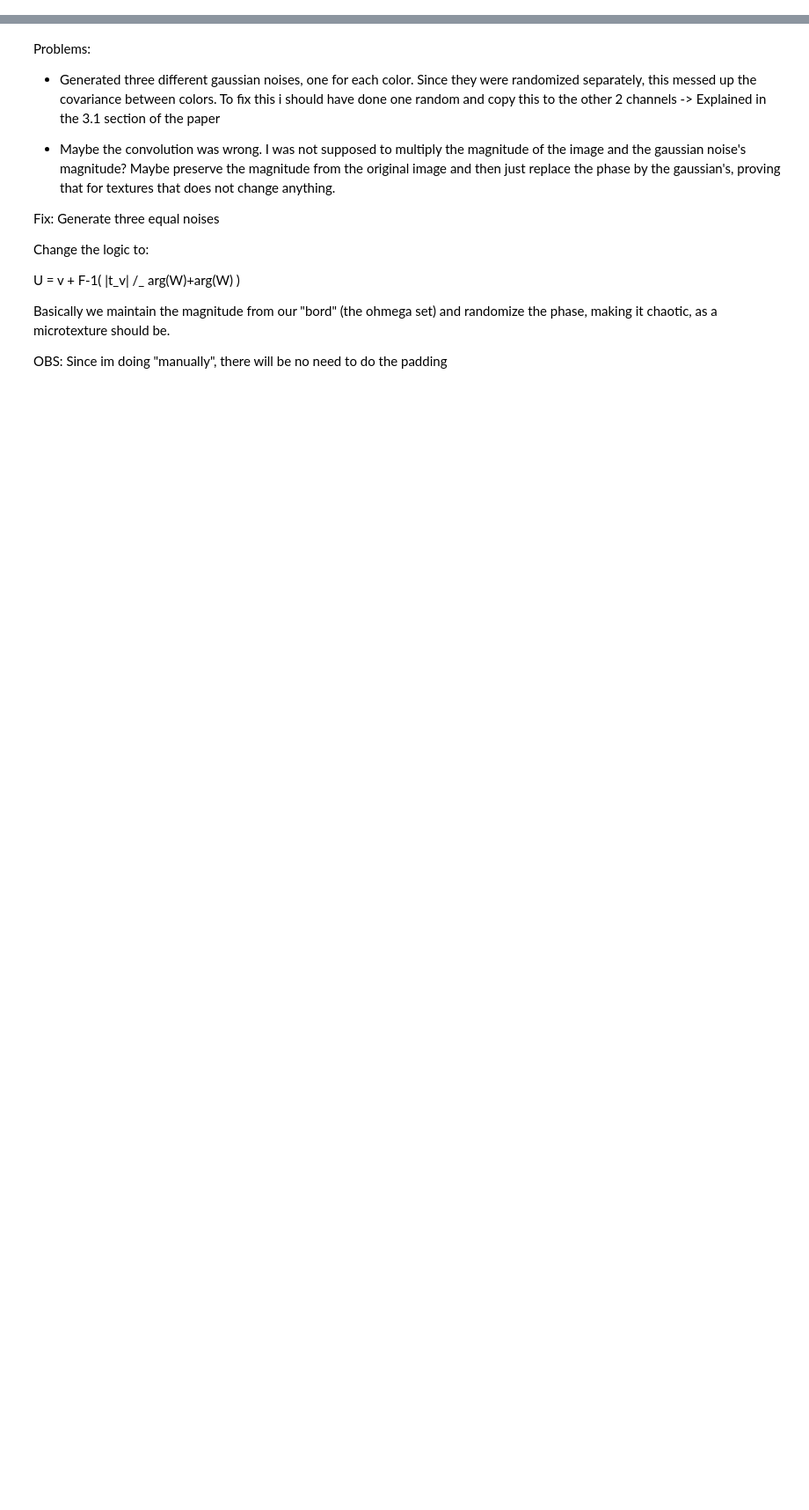
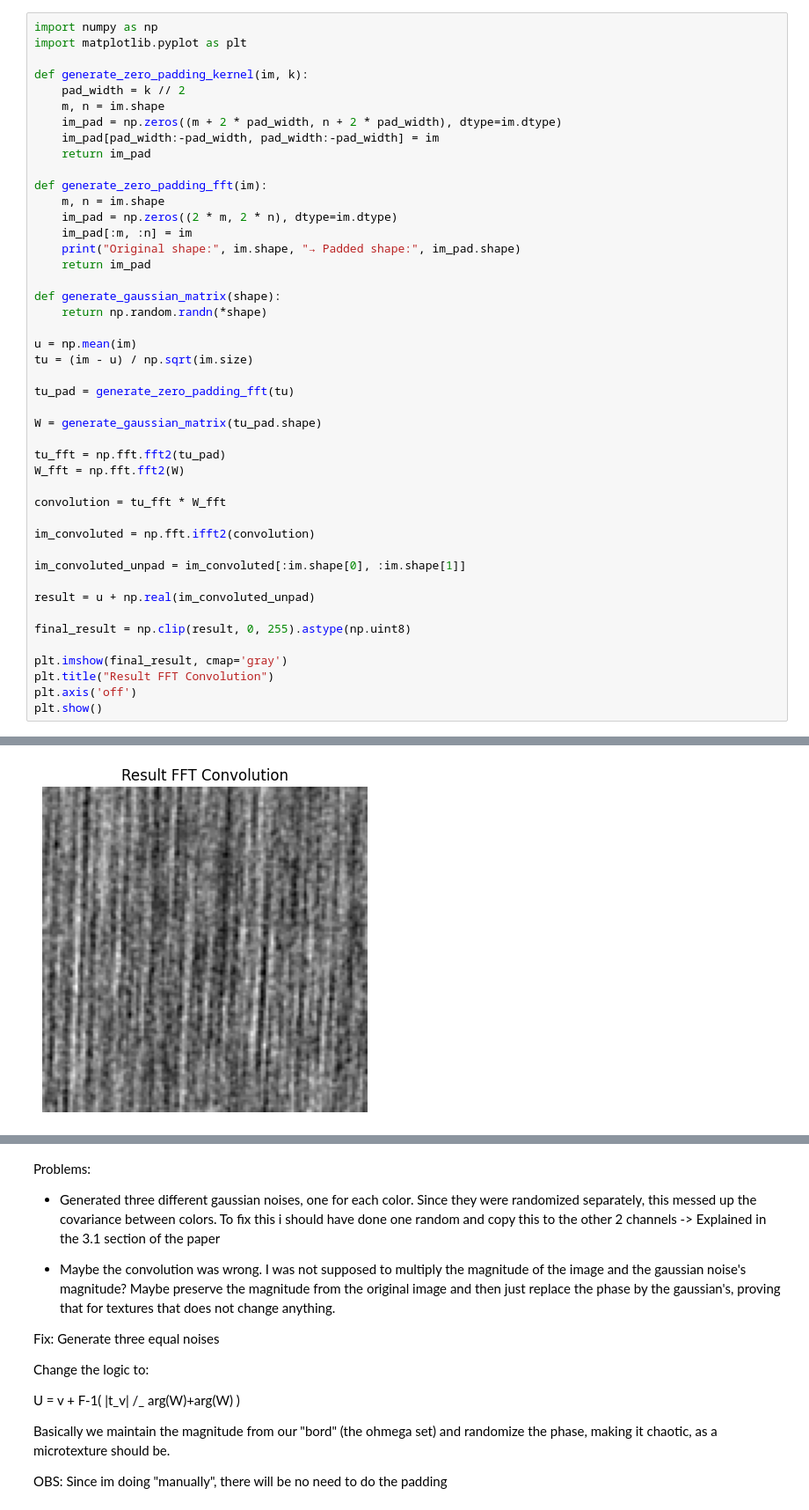
Before and after one commit to guilhermeRaibolt/gaussian-impainting, a Jupyter notebook: gaussian_sampling.ipynb, the cells around one changed output, grey strips where cells are left out. Shown at 88% size. Saved outputs shown, nothing was run; the diff lists cells and outputs as text; blank space fills up the shorter version.

```diff
--- a/gaussian_sampling.ipynb
+++ b/gaussian_sampling.ipynb
@@ -25,0 +25,46 @@ ModuleNotFoundError: No module named 'numpy'
+# %%
+import numpy as np
+import matplotlib.pyplot as plt
+
+def generate_zero_padding_kernel(im, k):
+    pad_width = k // 2
+    m, n = im.shape
+    im_pad = np.zeros((m + 2 * pad_width, n + 2 * pad_width), dtype=im.dtype)
+    im_pad[pad_width:-pad_width, pad_width:-pad_width] = im
+    return im_pad
+
+def generate_zero_padding_fft(im):
+    m, n = im.shape
+    im_pad = np.zeros((2 * m, 2 * n), dtype=im.dtype)
+    im_pad[:m, :n] = im
+    print("Original shape:", im.shape, "→ Padded shape:", im_pad.shape)
+    return im_pad
+
+def generate_gaussian_matrix(shape):
+    return np.random.randn(*shape)
+
+u = np.mean(im)
+tu = (im - u) / np.sqrt(im.size)
+
+tu_pad = generate_zero_padding_fft(tu)
+
+W = generate_gaussian_matrix(tu_pad.shape)
+
+tu_fft = np.fft.fft2(tu_pad)
+W_fft = np.fft.fft2(W)
+
+convolution = tu_fft * W_fft
+
+im_convoluted = np.fft.ifft2(convolution)
+
+im_convoluted_unpad = im_convoluted[:im.shape[0], :im.shape[1]]
+
+result = u + np.real(im_convoluted_unpad)
+
+final_result = np.clip(result, 0, 255).astype(np.uint8)
+
+plt.imshow(final_result, cmap='gray')
+plt.title("Result FFT Convolution")
+plt.axis('off')
+plt.show()
+# %% [output]
@@ -25,0 +72 @@ ModuleNotFoundError: No module named 'numpy'
+[figure, added]
```
Also changed, not shown: parts of 31 cells of this notebook.
